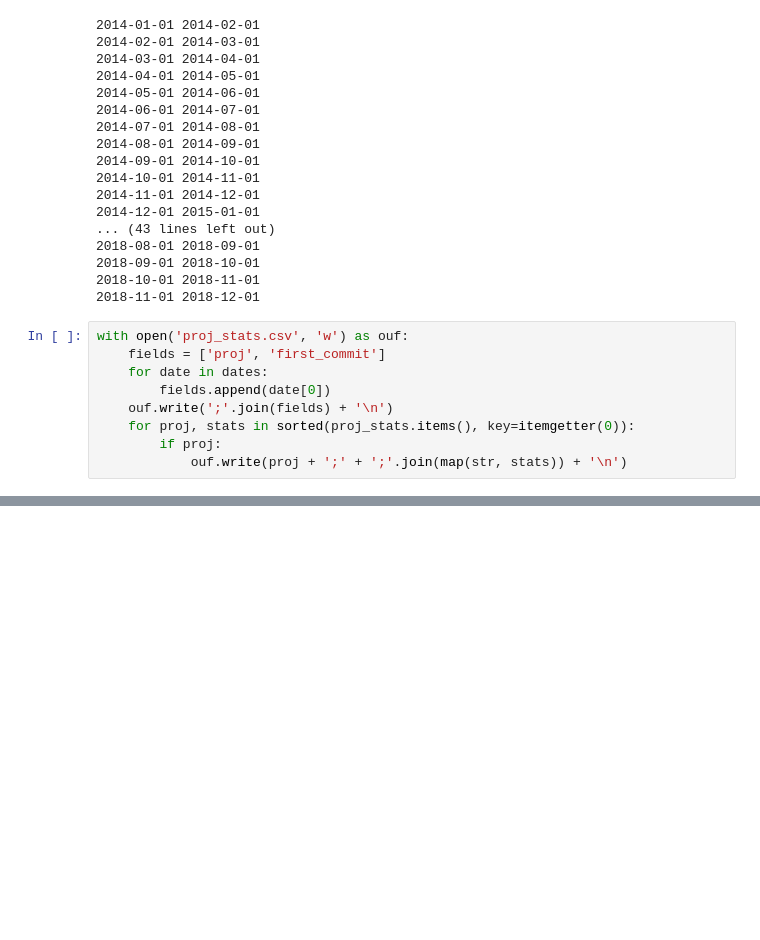
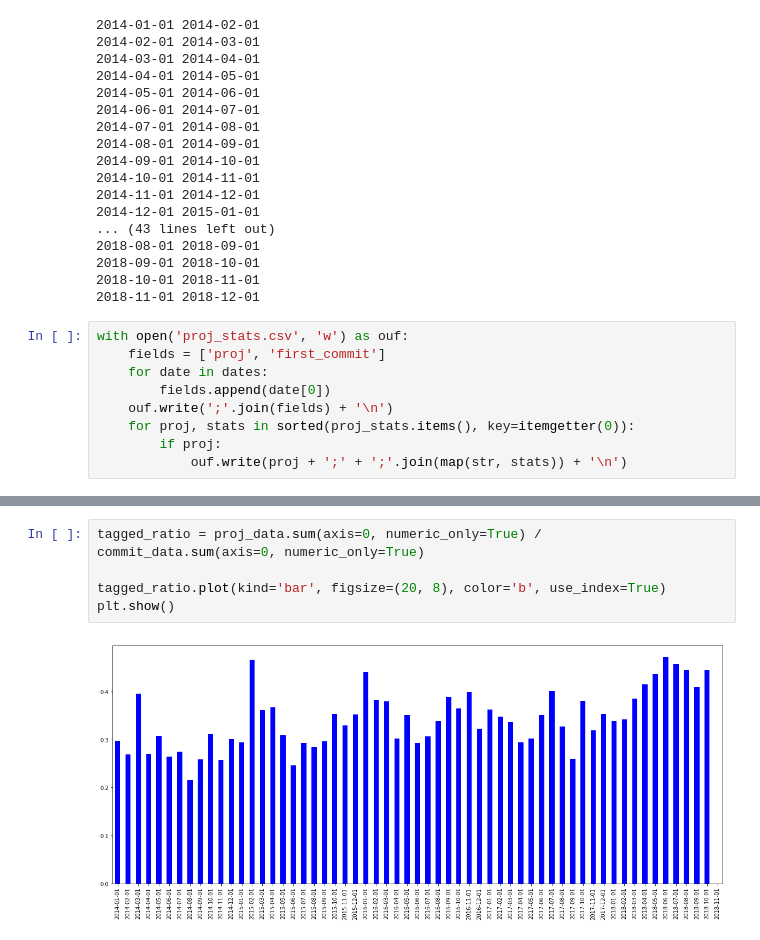
Before and after one commit to vladislavneon/autogenerating-commit-messages, a Jupyter notebook: nngen/commit statistics.ipynb, the cells around one changed output, grey strips where cells are left out. Cells and saved outputs as stored; diff of their text form; blank space fills up the shorter version.

```diff
--- a/nngen/commit statistics.ipynb
+++ b/nngen/commit statistics.ipynb
@@ -245,0 +247,7 @@ proj_data
+# %%
+tagged_ratio = proj_data.sum(axis=0, numeric_only=True) / commit_data.sum(axis=0, numeric_only=True)
+
+tagged_ratio.plot(kind='bar', figsize=(20, 8), color='b', use_index=True)
+plt.show()
+# %% [output]
+[figure, added]
```
Also changed, not shown: parts of 1 cell of this notebook.
